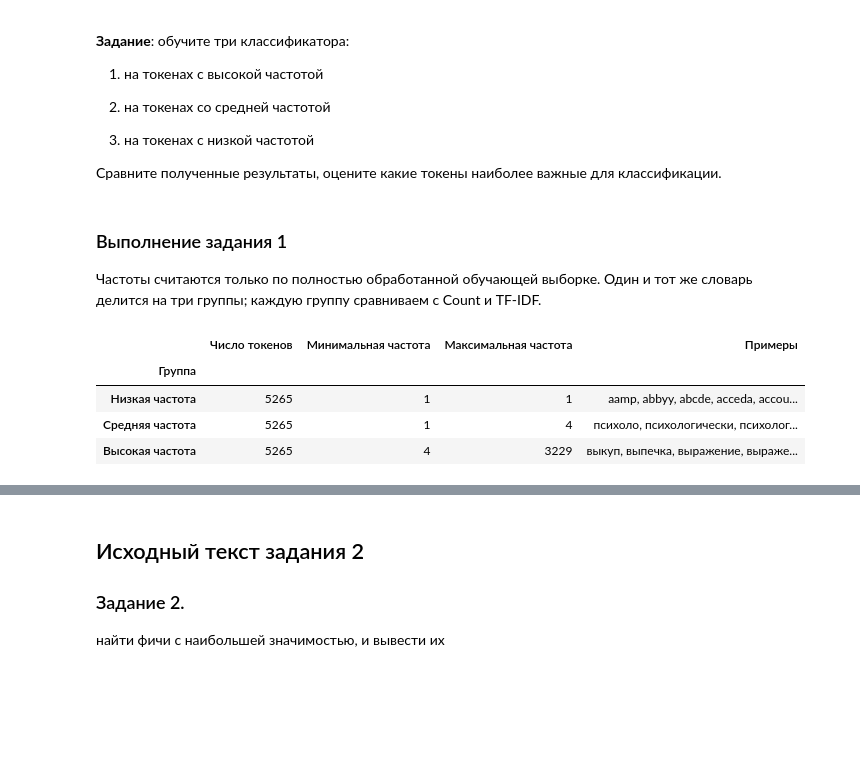
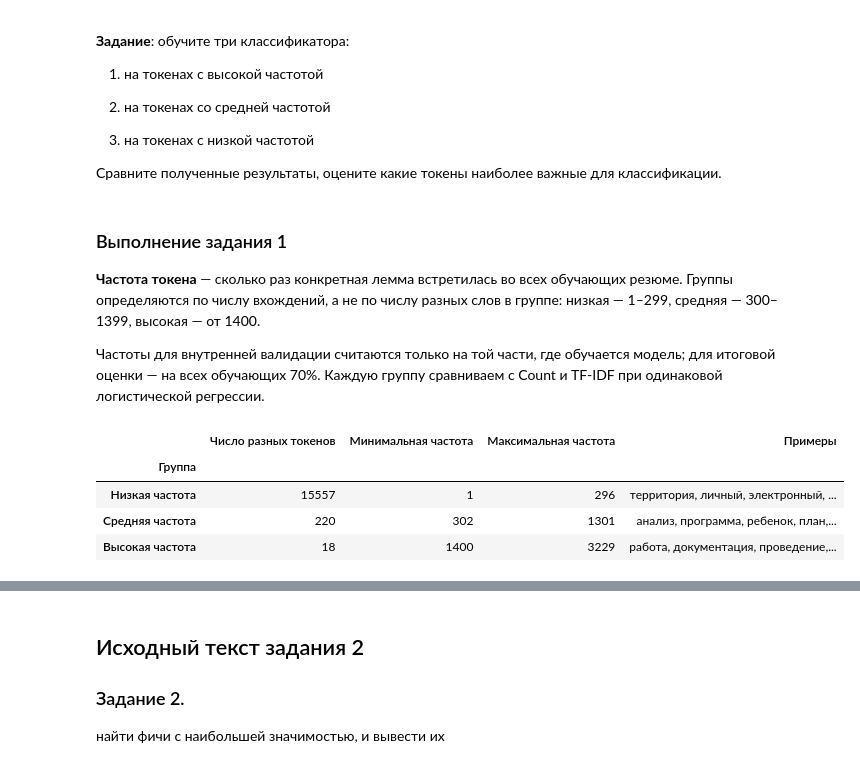
Before and after one commit to tixomirof/mo3_team_colabs, a Jupyter notebook: labs/Lab01_Sem2_resumes.ipynb, the cells around one changed output, grey strips where cells are left out. Drawn from its saved outputs; the diff is of its cells as text; code cells hidden in the pictures; blank space fills up the shorter version.

Commit message:
feat: sem2 v2
Обновил задание 1 - теперь оно не пополам делит на низкую/среднюю/высокую частотность, а по порогам.

```diff
--- a/labs/Lab01_Sem2_resumes.ipynb
+++ b/labs/Lab01_Sem2_resumes.ipynb
@@ -1123,44 +1123,71 @@ char (3, 5) — **0.816**, char_wb (3, 5) — **0.807**. На финальном
 # %% [markdown]
 ### Выполнение задания 1
 
-Частоты считаются только по полностью обработанной обучающей выборке. Один и тот
-же словарь делится на три группы; каждую группу сравниваем с Count и TF-IDF.
+**Частота токена** — сколько раз конкретная лемма встретилась во всех
+обучающих резюме. Группы определяются по числу вхождений, а не по числу
+разных слов в группе: низкая — 1–299, средняя — 300–1399, высокая — от 1400.
+
+Частоты для внутренней валидации считаются только на той части, где обучается
+модель; для итоговой оценки — на всех обучающих 70%. Каждую группу сравниваем
+с Count и TF-IDF при одинаковой логистической регрессии.
 # %%
-frequency_vectorizer = CountVectorizer(
-    tokenizer=str.split, token_pattern=None, lowercase=False
+def build_frequency_bands(texts):
+    """Группирует леммы по общему числу появлений в обучающих текстах."""
+    vectorizer = CountVectorizer(
+        tokenizer=str.split, token_pattern=None, lowercase=False
+    )
+    matrix = vectorizer.fit_transform(texts)
+    names = vectorizer.get_feature_names_out()
+    frequencies = np.asarray(matrix.sum(axis=0)).ravel()
+
+    # Границы включают все слова с ненулевой частотой и не пересекаются.
+    band_indices = {
+        "Низкая частота": np.flatnonzero(
+            (frequencies > 0) & (frequencies < 300)
+        ),
+        "Средняя частота": np.flatnonzero(
+            (frequencies >= 300) & (frequencies < 1400)
+        ),
+        "Высокая частота": np.flatnonzero(frequencies >= 1400),
+    }
+    vocabularies = {
+        band_name: names[indices].tolist()
+        for band_name, indices in band_indices.items()
+    }
+    return vocabularies, names, frequencies, band_indices
+
+
+validation_band_vocabularies, _, _, _ = build_frequency_bands(
+    x_model_fit_processed
 )
-x_train_all_tokens = frequency_vectorizer.fit_transform(x_train_processed)
-token_names = frequency_vectorizer.get_feature_names_out()
-token_frequencies = np.asarray(x_train_all_tokens.sum(axis=0)).ravel()
-sorted_indices = np.argsort(token_frequencies, kind="stable")
-low_idx, middle_idx, high_idx = np.array_split(sorted_indices, 3)
-band_indices = {
-    "Низкая частота": low_idx,
-    "Средняя частота": middle_idx,
-    "Высокая частота": high_idx,
-}
-band_vocabularies = {}
+(
+    band_vocabularies,
+    token_names,
+    token_frequencies,
+    band_indices,
+) = build_frequency_bands(x_train_processed)
+
 band_rows = []
 for band_name, indices in band_indices.items():
-    words = token_names[indices]
     frequencies = token_frequencies[indices]
-    band_vocabularies[band_name] = words.tolist()
+    # Для примеров показываем наиболее частые слова внутри каждой группы.
+    example_indices = indices[np.argsort(frequencies)[-8:][::-1]]
     band_rows.append(
         {
             "Группа": band_name,
-            "Число токенов": len(words),
+            "Число разных токенов": len(indices),
             "Минимальная частота": int(frequencies.min()),
             "Максимальная частота": int(frequencies.max()),
-            "Примеры": ", ".join(words[:8]),
+            "Примеры": ", ".join(token_names[example_indices]),
         }
     )
 display(pd.DataFrame(band_rows).set_index("Группа"))
 # %% [output]
-|  | Число токенов | Минимальная частота | Максимальная частота | Примеры |
+|  | Число разных токенов | Минимальная частота | Максимальная частота | Примеры |
 | Группа |  |  |  |  |
-| Низкая частота | 5265 | 1 | 1 | aamp, abbyy, abcde, acceda, accou... |
-| Средняя частота | 5265 | 1 | 4 | психоло, психологически, психолог... |
-| Высокая частота | 5265 | 4 | 3229 | выкуп, выпечка, выражение, выраже... |
+| Низкая частота | 15557 | 1 | 296 | территория, личный, электронный, ... |
+| Средняя частота | 220 | 302 | 1301 | анализ, программа, ребенок, план,... |
+| Высокая частота | 18 | 1400 | 3229 | работа, документация, проведение,... |
 # %%
 frequency_results = []
 frequency_models = {}
```
Also changed, not shown: parts of 5 cells of this notebook.
